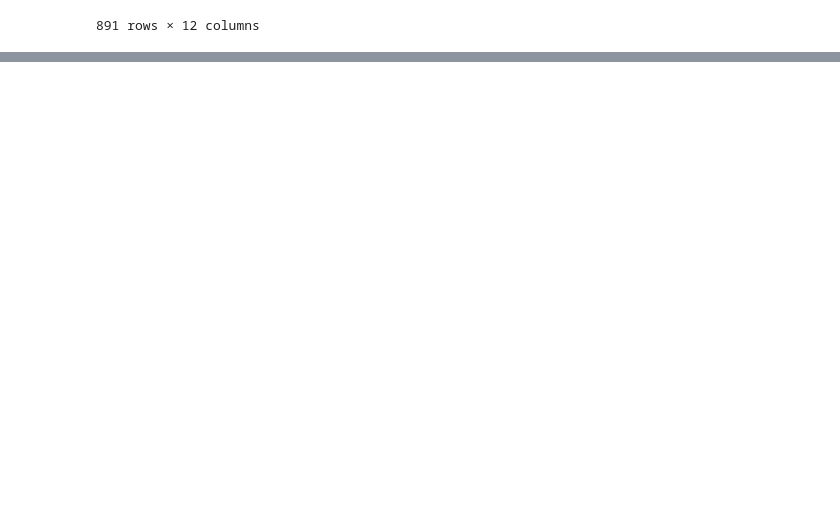
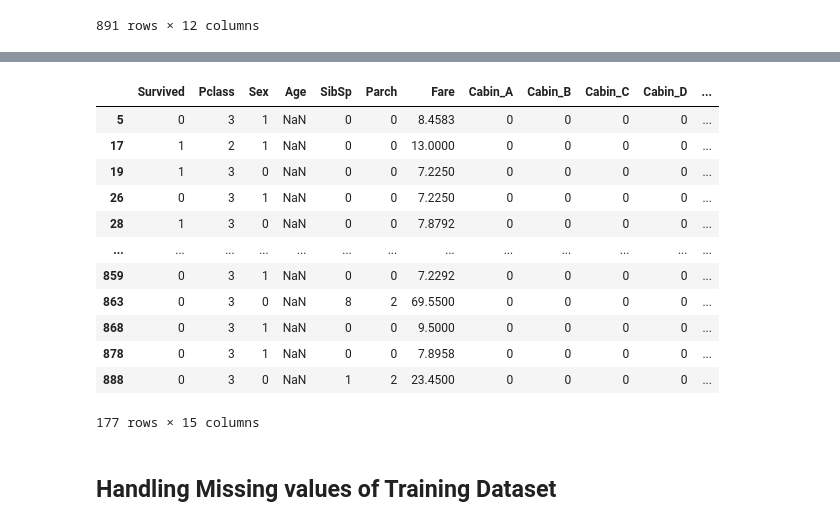
Before and after one commit to tomasz450/Uczenie-maszynowe-w-Python-25-11-24, a Jupyter notebook: 3.Regresja logistyczna/Titanic/titanic_logistic_regression.ipynb, the cells around one changed output, grey strips where cells are left out. Saved outputs shown, nothing was run; the diff lists cells and outputs as text; code cells hidden in the pictures; blank space fills up the shorter version.

```diff
--- a/3.Regresja logistyczna/Titanic/titanic_logistic_regression.ipynb
+++ b/3.Regresja logistyczna/Titanic/titanic_logistic_regression.ipynb
@@ -100,0 +290,18 @@ plt.bar(list(train_data["Survived"].value_counts().keys()),list(train_data["Surv
+# %%
+train_data[train_data.Age.isnull()]
+# %% [output]
+|  | Survived | Pclass | Sex | Age | SibSp | Parch | Fare | Cabin_A | Cabin_B | Cabin_C | Cabin_D | ... |
+| 5 | 0 | 3 | 1 | NaN | 0 | 0 | 8.4583 | 0 | 0 | 0 | 0 | ... |
+| 17 | 1 | 2 | 1 | NaN | 0 | 0 | 13.0000 | 0 | 0 | 0 | 0 | ... |
+| 19 | 1 | 3 | 0 | NaN | 0 | 0 | 7.2250 | 0 | 0 | 0 | 0 | ... |
+| 26 | 0 | 3 | 1 | NaN | 0 | 0 | 7.2250 | 0 | 0 | 0 | 0 | ... |
+| 28 | 1 | 3 | 0 | NaN | 0 | 0 | 7.8792 | 0 | 0 | 0 | 0 | ... |
+| ... | ... | ... | ... | ... | ... | ... | ... | ... | ... | ... | ... | ... |
+| 859 | 0 | 3 | 1 | NaN | 0 | 0 | 7.2292 | 0 | 0 | 0 | 0 | ... |
+| 863 | 0 | 3 | 0 | NaN | 8 | 2 | 69.5500 | 0 | 0 | 0 | 0 | ... |
+| 868 | 0 | 3 | 1 | NaN | 0 | 0 | 9.5000 | 0 | 0 | 0 | 0 | ... |
+| 878 | 0 | 3 | 1 | NaN | 0 | 0 | 7.8958 | 0 | 0 | 0 | 0 | ... |
+| 888 | 0 | 3 | 0 | NaN | 1 | 2 | 23.4500 | 0 | 0 | 0 | 0 | ... |
+177 rows × 15 columns
+# %% [markdown]
+## Handling Missing values of Training Dataset
```
Also changed, not shown: parts of 53 cells of this notebook, 3 other files.
